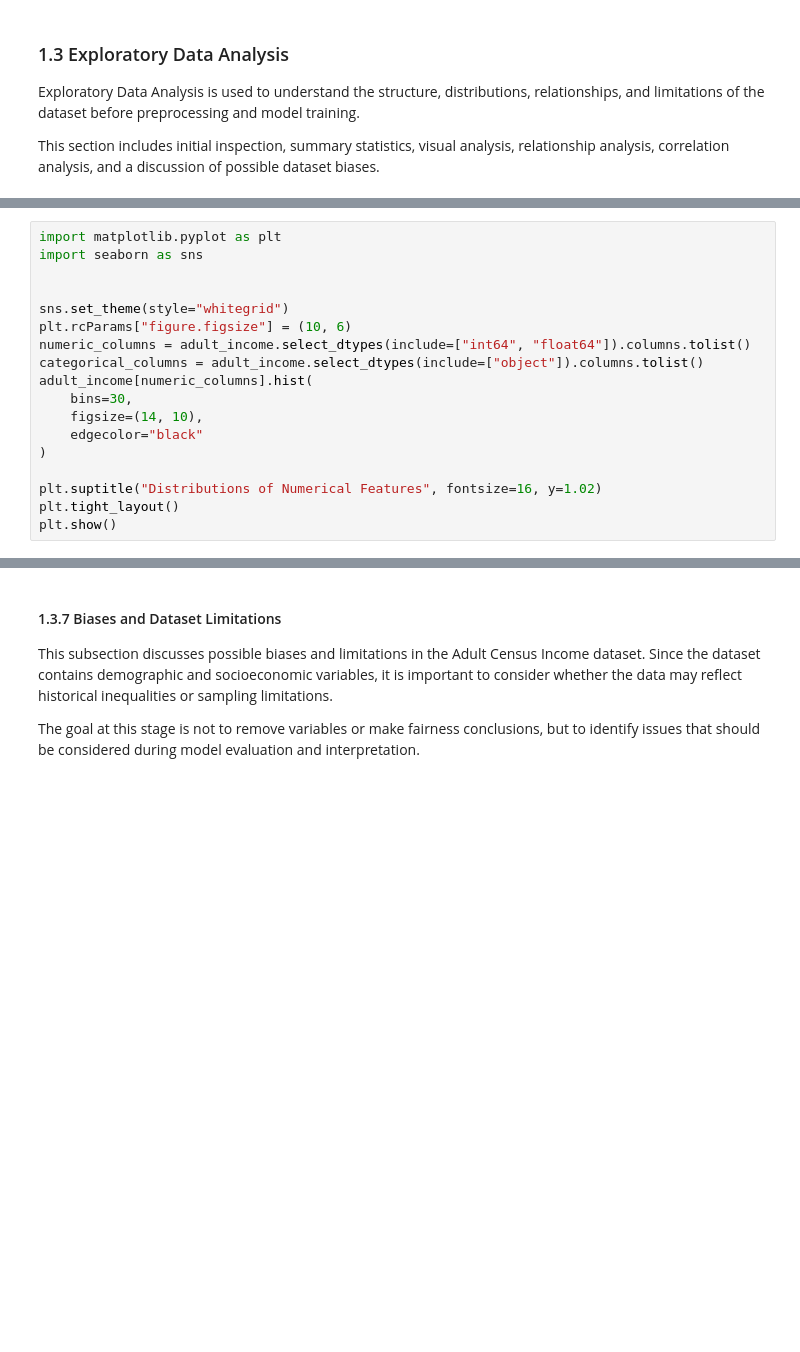
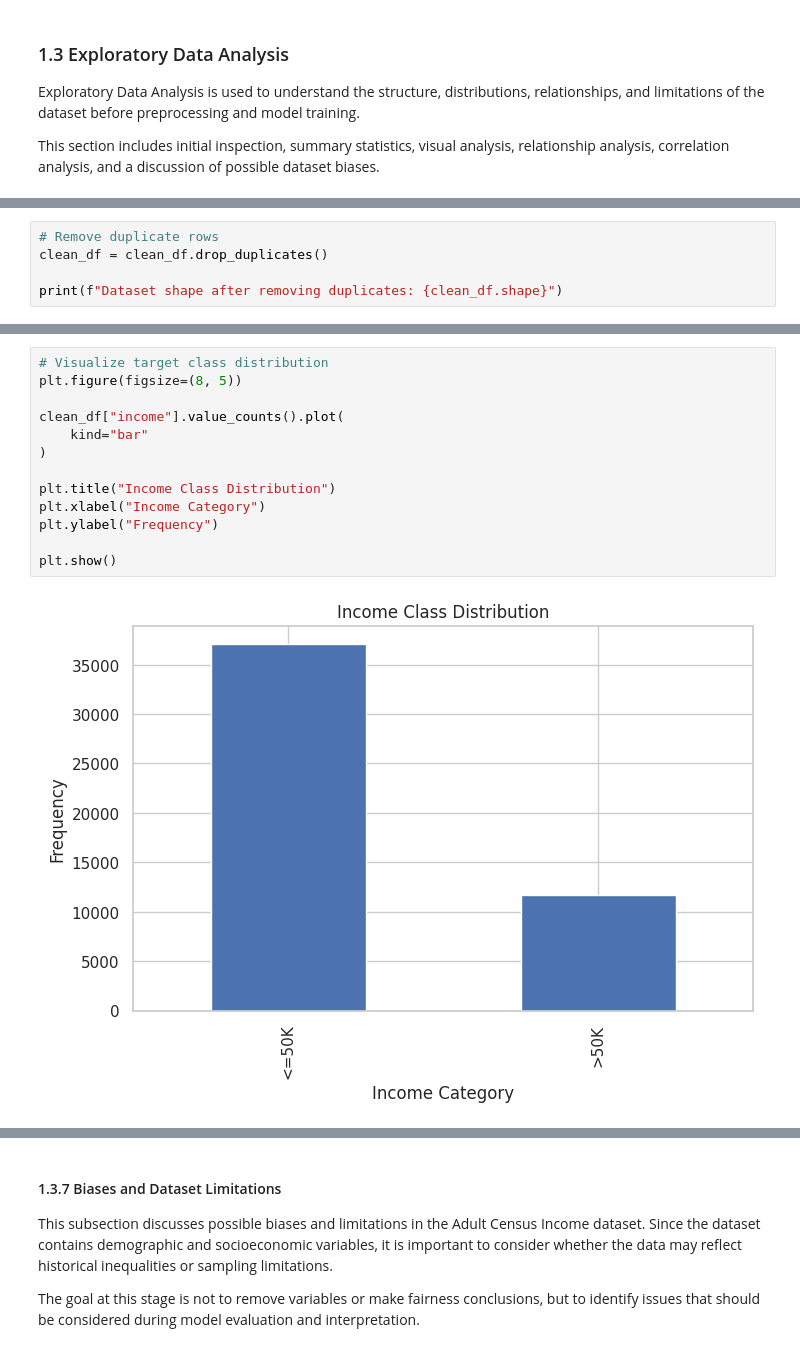
Before and after one commit to dantawalli/Adult-census-income-ML-project, a Jupyter notebook: adult_income_responsible_ai.ipynb, the cells around one changed output, grey strips where cells are left out. Drawn from its saved outputs; the diff is of its cells as text; blank space fills up the shorter version.

```diff
--- a/adult_income_responsible_ai.ipynb
+++ b/adult_income_responsible_ai.ipynb
@@ -159,18 +72,0 @@ The target summary shows that the `<=50K` class is more frequent than the `>50K`
-# %%
-import matplotlib.pyplot as plt
-import seaborn as sns
-
-
-sns.set_theme(style="whitegrid")
-plt.rcParams["figure.figsize"] = (10, 6)
-numeric_columns = adult_income.select_dtypes(include=["int64", "float64"]).columns.tolist()
-categorical_columns = adult_income.select_dtypes(include=["object"]).columns.tolist()
-adult_income[numeric_columns].hist(
-    bins=30,
-    figsize=(14, 10),
-    edgecolor="black"
-)
-
-plt.suptitle("Distributions of Numerical Features", fontsize=16, y=1.02)
-plt.tight_layout()
-plt.show()
@@ -432,0 +346,5 @@ This analysis is limited because several important predictors, such as education
+# %%
+# Remove duplicate rows
+clean_df = clean_df.drop_duplicates()
+
+print(f"Dataset shape after removing duplicates: {clean_df.shape}")
@@ -432,0 +386,15 @@ This analysis is limited because several important predictors, such as education
+# %%
+# Visualize target class distribution
+plt.figure(figsize=(8, 5))
+
+clean_df["income"].value_counts().plot(
+    kind="bar"
+)
+
+plt.title("Income Class Distribution")
+plt.xlabel("Income Category")
+plt.ylabel("Frequency")
+
+plt.show()
+# %% [output]
+[figure, added]
```
Also changed, not shown: parts of 232 cells of this notebook.
